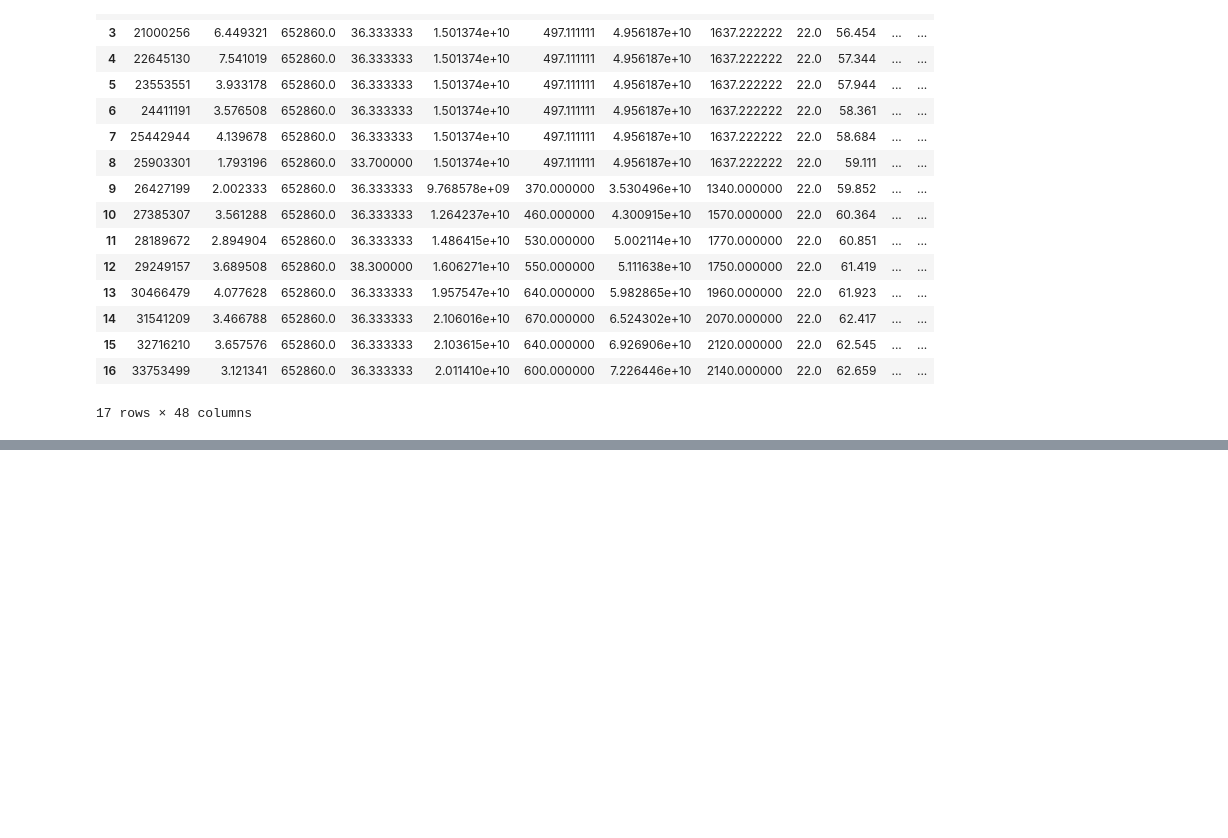
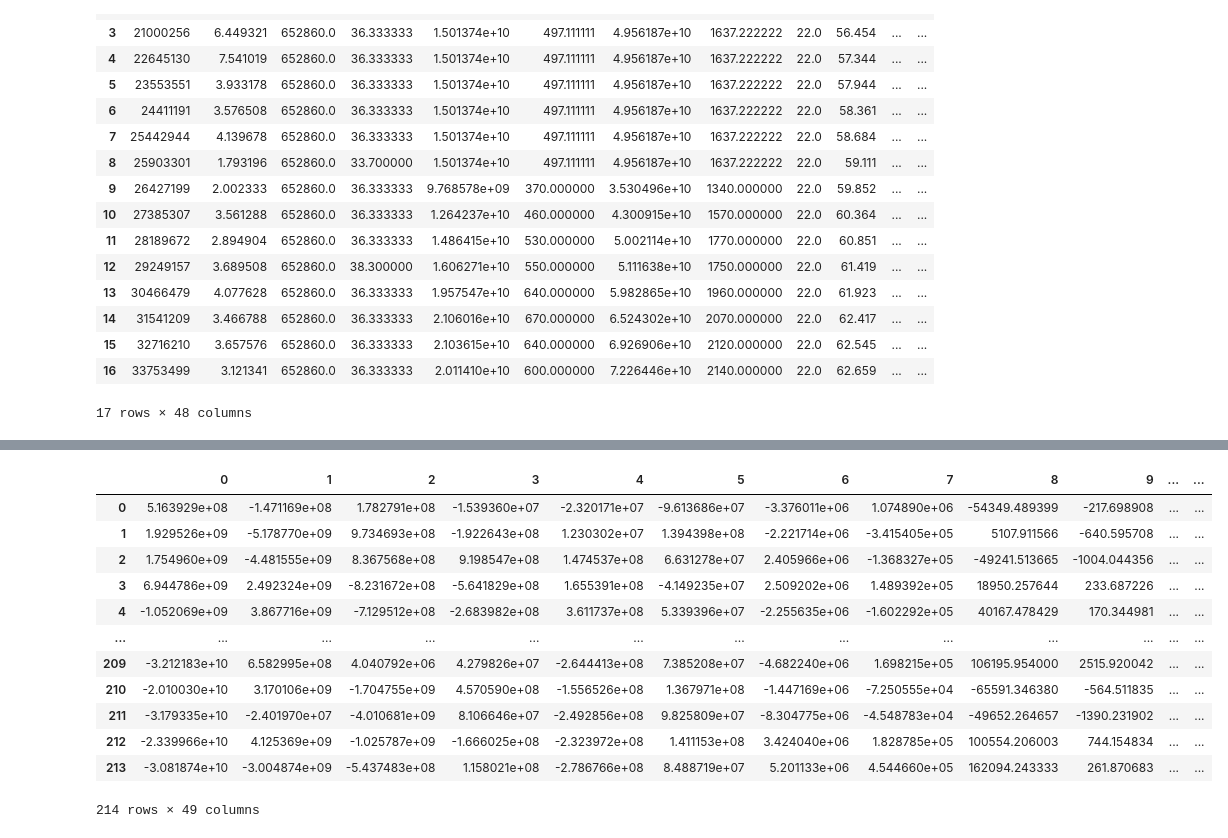
Before and after one commit to TanetiSanjay/IITM_HACKATHON, a Jupyter notebook: Code/prev_code/esg_data.ipynb, the cells around one changed output, grey strips where cells are left out. Drawn from its saved outputs; the diff is of its cells as text; code cells hidden in the pictures; blank space fills up the shorter version.

```diff
--- a/Code/esg_data.ipynb
+++ b/Code/prev_code/esg_data.ipynb
@@ -287,0 +302,22 @@ data.to_excel('ESG_FINAL.xlsx')
+# %%
+def calculate_risk(row):
+    return row.mean()
+
+data['risk'] = data.apply(calculate_risk, axis=1)
+data['risk'] = data['risk'].apply(lambda x: round(x, 2))
+# %%
+data
+# %% [output]
+|  | 0 | 1 | 2 | 3 | 4 | 5 | 6 | 7 | 8 | 9 | ... | ... |
+| 0 | 5.163929e+08 | -1.471169e+08 | 1.782791e+08 | -1.539360e+07 | -2.320171e+07 | -9.613686e+07 | -3.376011e+06 | 1.074890e+06 | -54349.489399 | -217.698908 | ... | ... |
+| 1 | 1.929526e+09 | -5.178770e+09 | 9.734693e+08 | -1.922643e+08 | 1.230302e+07 | 1.394398e+08 | -2.221714e+06 | -3.415405e+05 | 5107.911566 | -640.595708 | ... | ... |
+| 2 | 1.754960e+09 | -4.481555e+09 | 8.367568e+08 | 9.198547e+08 | 1.474537e+08 | 6.631278e+07 | 2.405966e+06 | -1.368327e+05 | -49241.513665 | -1004.044356 | ... | ... |
+| 3 | 6.944786e+09 | 2.492324e+09 | -8.231672e+08 | -5.641829e+08 | 1.655391e+08 | -4.149235e+07 | 2.509202e+06 | 1.489392e+05 | 18950.257644 | 233.687226 | ... | ... |
+| 4 | -1.052069e+09 | 3.867716e+09 | -7.129512e+08 | -2.683982e+08 | 3.611737e+08 | 5.339396e+07 | -2.255635e+06 | -1.602292e+05 | 40167.478429 | 170.344981 | ... | ... |
+| ... | ... | ... | ... | ... | ... | ... | ... | ... | ... | ... | ... | ... |
+| 209 | -3.212183e+10 | 6.582995e+08 | 4.040792e+06 | 4.279826e+07 | -2.644413e+08 | 7.385208e+07 | -4.682240e+06 | 1.698215e+05 | 106195.954000 | 2515.920042 | ... | ... |
+| 210 | -2.010030e+10 | 3.170106e+09 | -1.704755e+09 | 4.570590e+08 | -1.556526e+08 | 1.367971e+08 | -1.447169e+06 | -7.250555e+04 | -65591.346380 | -564.511835 | ... | ... |
+| 211 | -3.179335e+10 | -2.401970e+07 | -4.010681e+09 | 8.106646e+07 | -2.492856e+08 | 9.825809e+07 | -8.304775e+06 | -4.548783e+04 | -49652.264657 | -1390.231902 | ... | ... |
+| 212 | -2.339966e+10 | 4.125369e+09 | -1.025787e+09 | -1.666025e+08 | -2.323972e+08 | 1.411153e+08 | 3.424040e+06 | 1.828785e+05 | 100554.206003 | 744.154834 | ... | ... |
+| 213 | -3.081874e+10 | -3.004874e+09 | -5.437483e+08 | 1.158021e+08 | -2.786766e+08 | 8.488719e+07 | 5.201133e+06 | 4.544660e+05 | 162094.243333 | 261.870683 | ... | ... |
+214 rows × 49 columns
```
Also changed, not shown: parts of 5 cells of this notebook, 21 other files.
